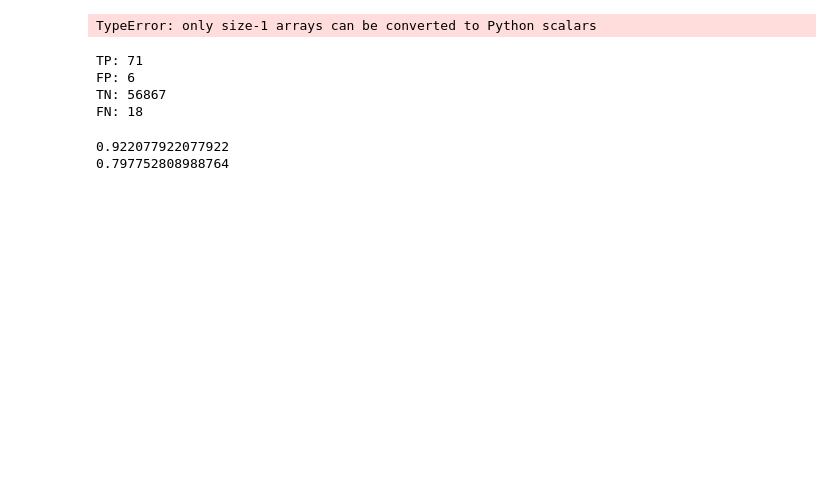
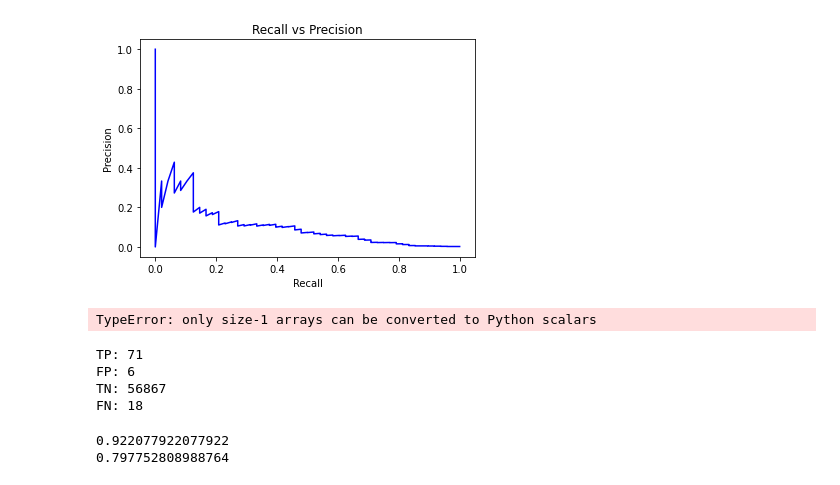
Before and after one commit to izvyk/school-project, a Jupyter notebook: Autoencoder/Autoencoder.ipynb, the cells around one changed output. Drawn from its saved outputs; the diff is of its cells as text; code cells hidden in the pictures; blank space fills up the shorter version.

```diff
--- a/Autoencoder/Autoencoder.ipynb
+++ b/Autoencoder/Autoencoder.ipynb
@@ -80,7 +117,22 @@ with open(file_name, 'rb') as f:
+# %%
+predictions = autoencoder.predict(X_test)
 # %%
 import numpy as np
 
-predictions = model.predict_proba(X_test)
+
+mse = np.mean(np.power(X_test - predictions, 2), axis=1)
+# %%
+from sklearn.metrics import precision_recall_curve
+
+
+precision, recall, th = precision_recall_curve(Y_test, mse)
+plt.plot(recall, precision, 'b', label='Precision-Recall curve')
+plt.title('Recall vs Precision')
+plt.xlabel('Recall')
+plt.ylabel('Precision')
+plt.show()
+# %% [output]
+[figure, added]
 # %%
 TP, FP, TN, FN = 0, 0, 0, 0
 
```
Also changed, not shown: parts of 16 cells of this notebook, 1 other file.
